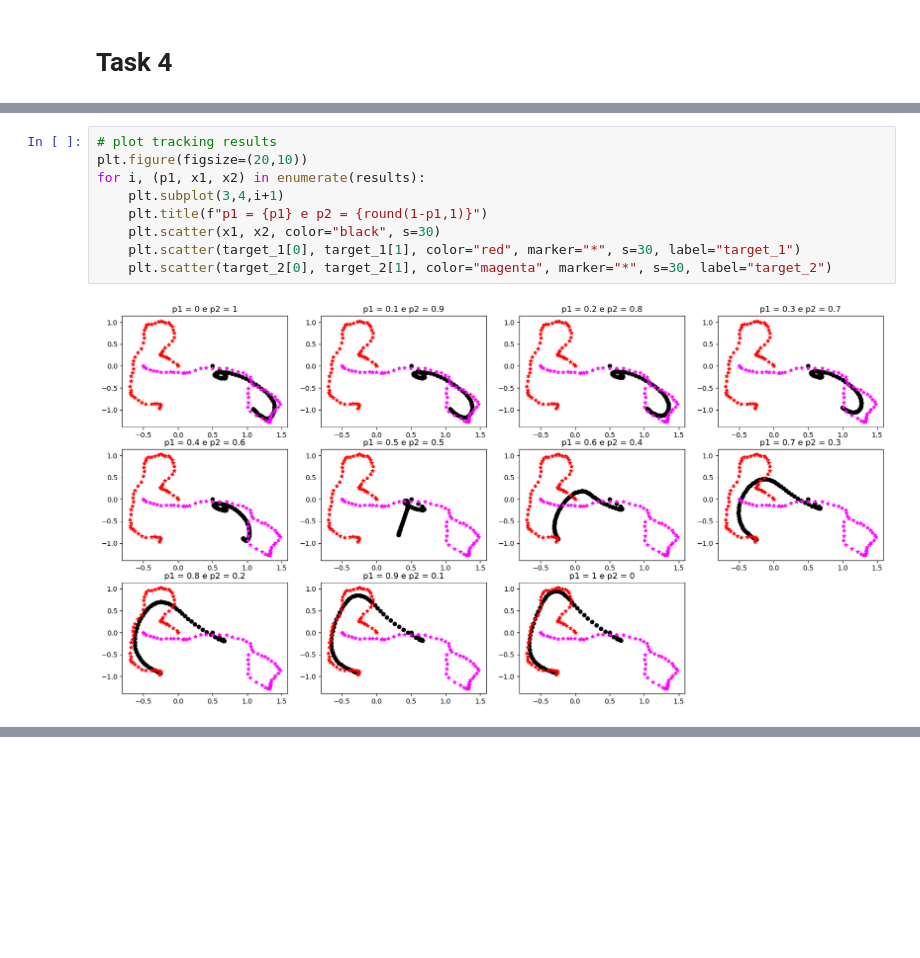
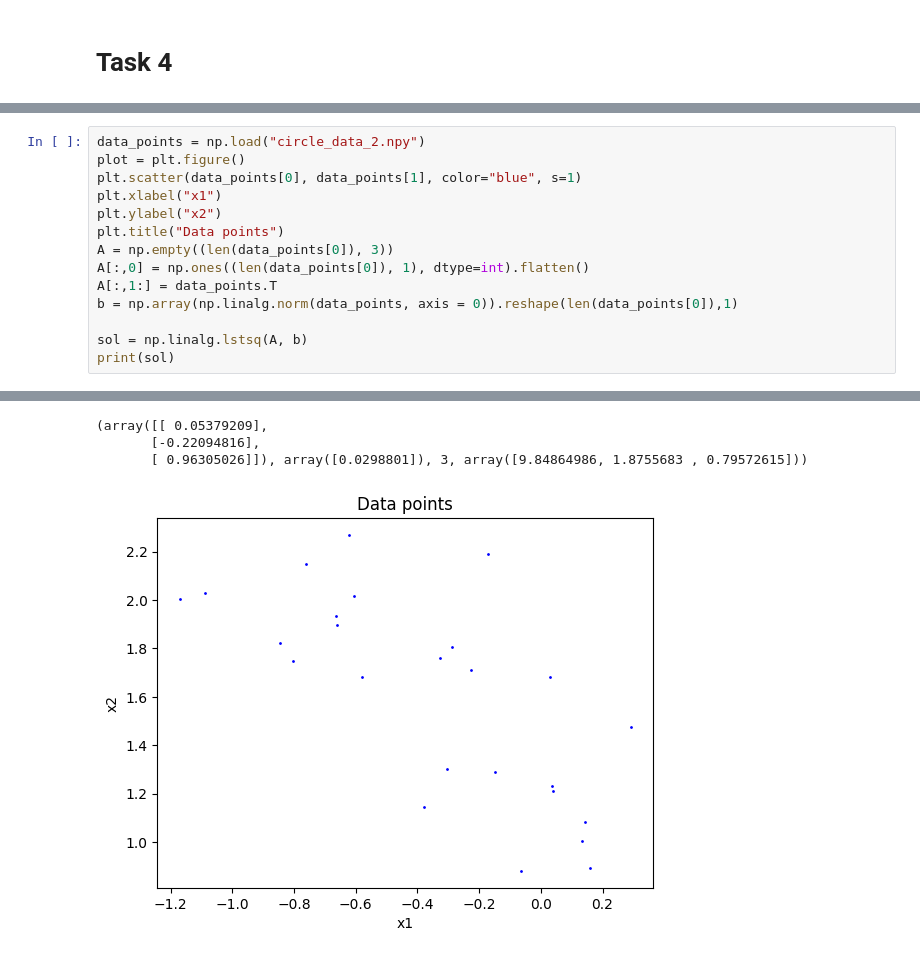
Before and after one commit to Matteo7100/OA-project, a Jupyter notebook: project_notebook.ipynb, the cells around one changed output, grey strips where cells are left out. Saved outputs shown, nothing was run; the diff lists cells and outputs as text; blank space fills up the shorter version.

```diff
--- a/project_notebook.ipynb
+++ b/project_notebook.ipynb
@@ -199,11 +200,15 @@ for p1, p2 in [(0,1) ,(0.1, 0.9), (0.2, 0.8), (0.3, 0.7), (0.4, 0.6), (0.5, 0.5)
-# %%
-# plot tracking results
-plt.figure(figsize=(20,10))
-for i, (p1, x1, x2) in enumerate(results):
-    plt.subplot(3,4,i+1)
-    plt.title(f"p1 = {p1} e p2 = {round(1-p1,1)}")
-    plt.scatter(x1, x2, color="black", s=30)
-    plt.scatter(target_1[0], target_1[1], color="red", marker="*", s=30, label="target_1")
-    plt.scatter(target_2[0], target_2[1], color="magenta", marker="*", s=30, label="target_2")
-# %% [output]
-[figure, removed]
+# %%
+data_points = np.load("circle_data_2.npy")
+plot = plt.figure()
+plt.scatter(data_points[0], data_points[1], color="blue", s=1)
+plt.xlabel("x1")
+plt.ylabel("x2")
+plt.title("Data points")
+A = np.empty((len(data_points[0]), 3))
+A[:,0] = np.ones((len(data_points[0]), 1), dtype=int).flatten()
+A[:,1:] = data_points.T
+b = np.array(np.linalg.norm(data_points, axis = 0)).reshape(len(data_points[0]),1)
+
+sol = np.linalg.lstsq(A, b)
+print(sol)
+# %% [output]
@@ -209,0 +217,4 @@ for i, (p1, x1, x2) in enumerate(results):
+(array([[ 0.05379209],
+       [-0.22094816],
+       [ 0.96305026]]), array([0.0298801]), 3, array([9.84864986, 1.8755683 , 0.79572615]))
+[figure, added]
```
Also changed, not shown: parts of 13 cells of this notebook, 4 other files.
